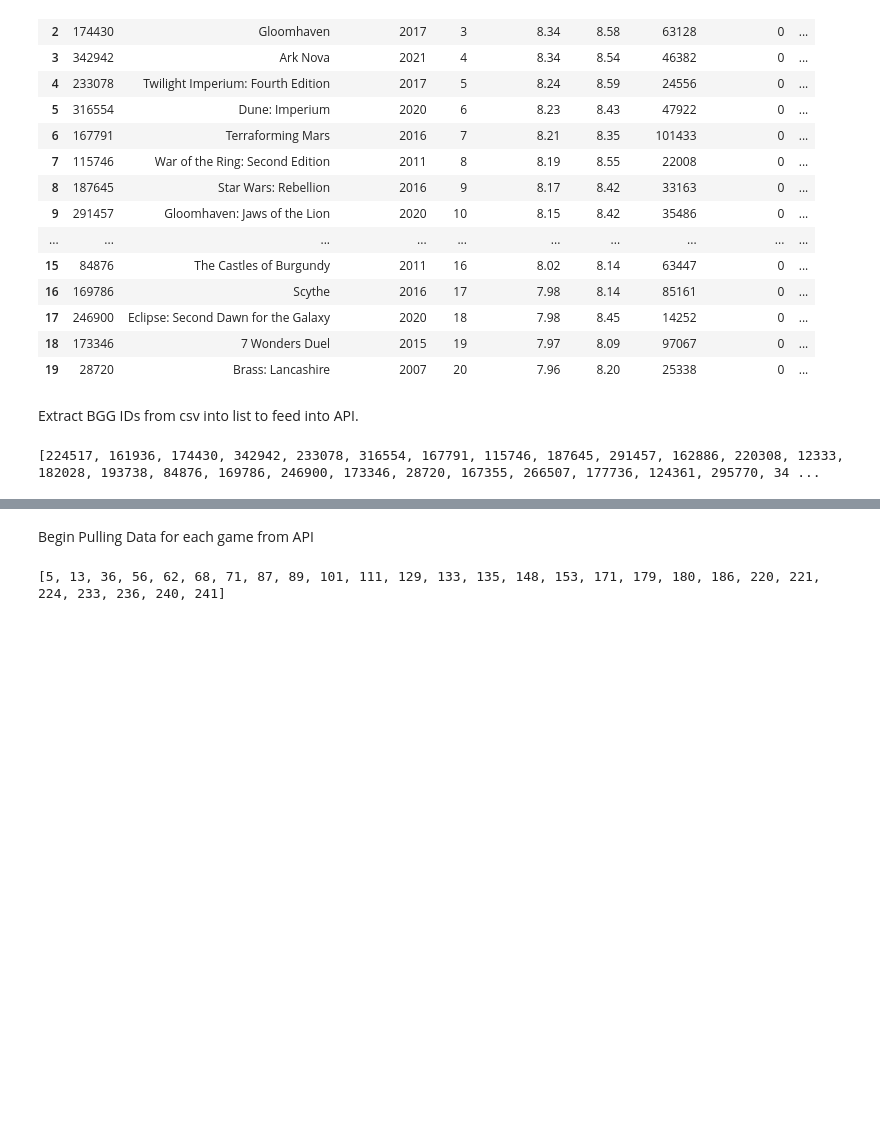
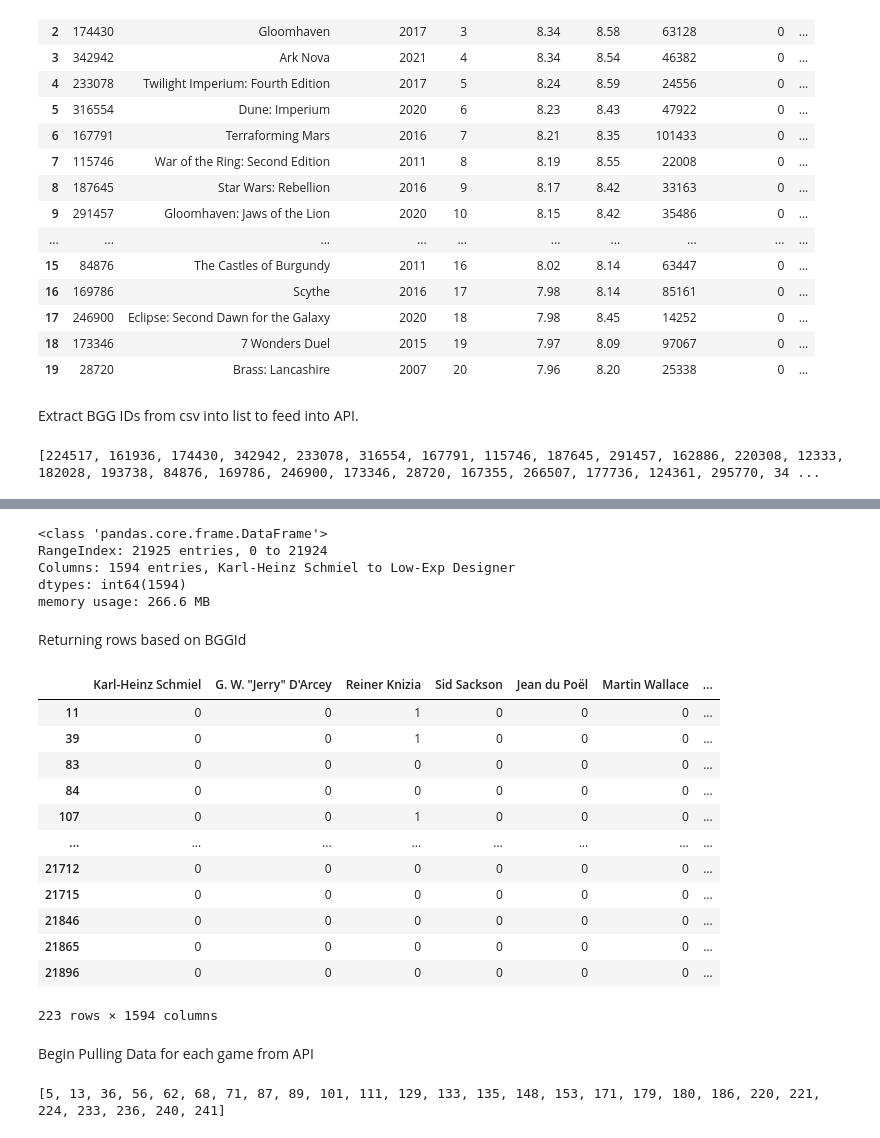
Before and after one commit to jashel08/board_games_capstone, a Jupyter notebook: Board_Games2.ipynb, the cells around one changed output, grey strips where cells are left out. Cells and saved outputs as stored; diff of their text form; code cells hidden in the pictures; blank space fills up the shorter version.

```diff
--- a/Board_Games2.ipynb
+++ b/Board_Games2.ipynb
@@ -159,0 +166,3 @@ print(bg_ids)
+# %%
+df_bgdesigner = pd.read_csv('.\\.venv\\data\\designers_reduced.csv')
+df_bgdesigner.head()
@@ -160,3 +177,30 @@ print(bg_ids)
+# %%
+df_bgdesigner.info()
+# %% [output]
+<class 'pandas.core.frame.DataFrame'>
+RangeIndex: 21925 entries, 0 to 21924
+Columns: 1594 entries, Karl-Heinz Schmiel to Low-Exp Designer
+dtypes: int64(1594)
+memory usage: 266.6 MB
+# %% [markdown]
+Returning rows based on BGGId
+# %%
+df_topbgdesigner = df_bgdesigner.loc[df_bgdesigner['BGGId'].isin(bg_ids)]
+df_topbgdesigner
+# %% [output]
+|  | Karl-Heinz Schmiel | G. W. "Jerry" D'Arcey | Reiner Knizia | Sid Sackson | Jean du Poël | Martin Wallace | ... |
+| 11 | 0 | 0 | 1 | 0 | 0 | 0 | ... |
+| 39 | 0 | 0 | 1 | 0 | 0 | 0 | ... |
+| 83 | 0 | 0 | 0 | 0 | 0 | 0 | ... |
+| 84 | 0 | 0 | 0 | 0 | 0 | 0 | ... |
+| 107 | 0 | 0 | 1 | 0 | 0 | 0 | ... |
+| ... | ... | ... | ... | ... | ... | ... | ... |
+| 21712 | 0 | 0 | 0 | 0 | 0 | 0 | ... |
+| 21715 | 0 | 0 | 0 | 0 | 0 | 0 | ... |
+| 21846 | 0 | 0 | 0 | 0 | 0 | 0 | ... |
+| 21865 | 0 | 0 | 0 | 0 | 0 | 0 | ... |
+| 21896 | 0 | 0 | 0 | 0 | 0 | 0 | ... |
+223 rows × 1594 columns
 # %% [markdown]
 Begin Pulling Data for each game from API
 # %%
```
Also changed, not shown: parts of 12 cells of this notebook.
